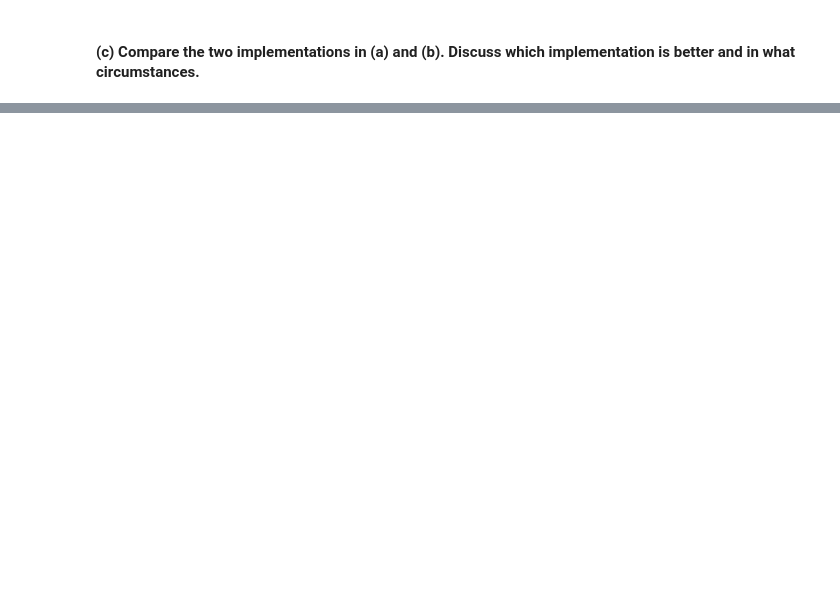
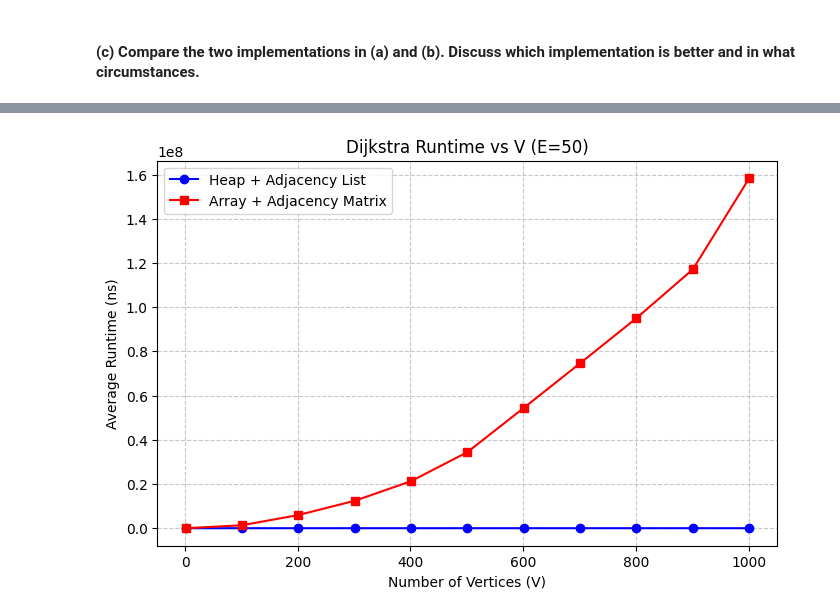
Before and after one commit to khorhaojun/sc2001-sdad-team2, a Jupyter notebook: Assignment2/Assignment2.ipynb, the cells around one changed output, grey strips where cells are left out. Drawn from its saved outputs; the diff is of its cells as text; code cells hidden in the pictures; blank space fills up the shorter version.

```diff
--- a/Assignment2/Assignment2.ipynb
+++ b/Assignment2/Assignment2.ipynb
@@ -272,0 +327,47 @@ V,Avg_Time_ns
+# %%
+def test_both_vary_vertices_sparse():
+    E = 50
+    runs = 10
+    Vs_range = range(1, 1002, 100)
+
+    results_heap = []
+    results_array = []
+
+    for V in Vs_range:
+        total_time_heap = 0
+        total_time_array = 0
+        for _ in range(runs):
+            # Adjacency List + Heap
+            graph_heap = create_adj_list(V, E)
+            start = time.time_ns()
+            dijkstra_heap(graph_heap, 0)
+            end = time.time_ns()
+            total_time_heap += (end - start)
+
+            # Adjacency Matrix + Array
+            graph_array = create_adj_matrix(V, E)
+            start = time.time_ns()
+            dijkstra_array(graph_array, 0)
+            end = time.time_ns()
+            total_time_array += (end - start)
+
+        avg_time_heap = total_time_heap / runs
+        avg_time_array = total_time_array / runs
+
+        results_heap.append(avg_time_heap)
+        results_array.append(avg_time_array)
+
+    # Plot comparison
+    plt.figure(figsize=(8,5))
+    plt.plot(Vs_range, results_heap, marker='o', linestyle='-', color='blue', label='Heap + Adjacency List')
+    plt.plot(Vs_range, results_array, marker='s', linestyle='-', color='red', label='Array + Adjacency Matrix')
+    plt.xlabel("Number of Vertices (V)")
+    plt.ylabel("Average Runtime (ns)")
+    plt.title(f"Dijkstra Runtime vs V (E={E})")
+    plt.grid(True, linestyle='--', alpha=0.7)
+    plt.legend()
+    plt.show()
+
+test_both_vary_vertices_sparse()
+# %% [output]
+[figure, added]
```
Also changed, not shown: parts of 9 cells of this notebook, 1 other file.
